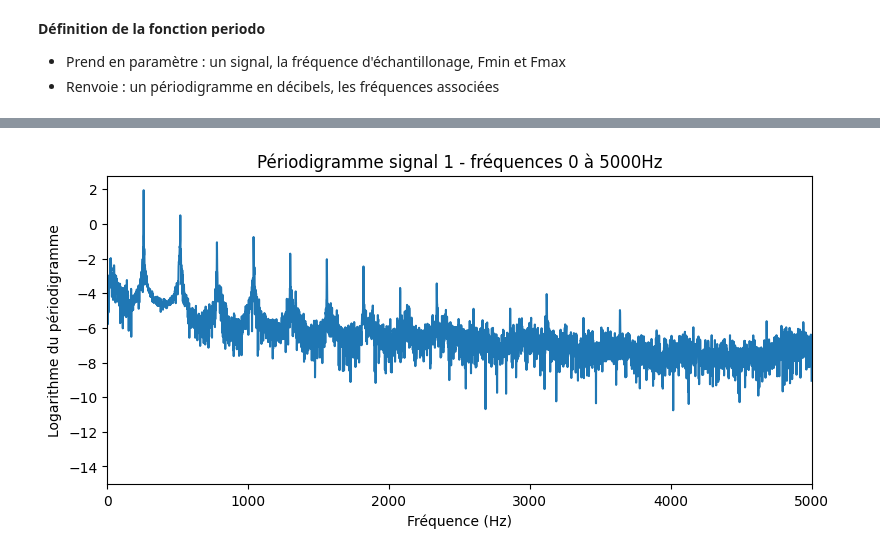
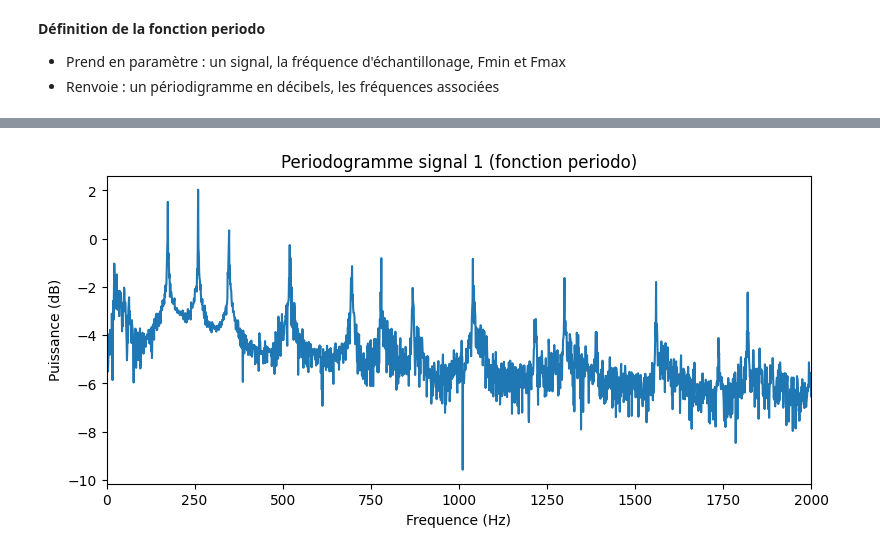
Before and after one commit to baptistejouin/IMACS3-TS-FFT, a Jupyter notebook: TP_FFT.ipynb, the cells around one changed output, grey strips where cells are left out. Drawn from its saved outputs; the diff is of its cells as text; code cells hidden in the pictures.

```diff
--- a/TP_FFT.ipynb
+++ b/TP_FFT.ipynb
@@ -105,0 +107,12 @@ Oui les deux parties sont stationnaires
+# %%
+fft_signal1 = fft(signal1)
+freq = np.linspace(0,1,Fe)
+I1 = np.abs(fft_signal1)**2/N1
+freq_normalisee = (freq - np.min(freq)) / (np.max(freq) - np.min(freq))
+
+plt.figure(2,figsize=(20,4))
+plt.subplot(121)
+plt.plot(freq, I1)
+plt.xlabel('Fréquence (Hz)')
+plt.ylabel('Logarithme du périodigramme')
+plt.title('Périodigramme signal 1')
@@ -113,6 +166,6 @@ def periodo(signal, Fe, fmin, fmax):
     fft_signal = fft(signal)
     freq = np.fft.fftfreq(N, 1 / Fe)
     mask = (freq >= fmin) & (freq <= fmax)
-    periodogram = np.abs(fft_signal) ** 2 / N
-    periodogram_db = 10 * np.log10(periodogram)
-    return freq[mask], periodogram_db[mask]
+    I2 = np.abs(fft_signal) ** 2 / N
+    I2 = np.log10(I2)
+    return freq[mask], I2[mask]
@@ -151,15 +234,14 @@ plt.show()
 # %%
-freq_normalized = np.linspace(0, 1, len(signal1)) * Fe
-freq_range = np.linspace(0, 5000, len(signal1))
-periodogram_normalized = np.abs(fft_signal1) ** 2 / N1
-
-plt.figure(4,figsize=(20,4))
+fmin = 0
+fmax = 2000
+freq3, I3 = periodo(signal2, Fe, fmin, fmax)
+plt.figure(6,figsize=(20,4))
 plt.subplot(121)
-plt.plot(freq_range, np.log10(periodogram_normalized))
-plt.xlim(0, 5000)
-plt.xlabel('Fréquence (Hz)')
-plt.ylabel('Logarithme du périodigramme')
-plt.title('Périodigramme signal 1 - fréquences 0 à 5000Hz')
+plt.plot(freq3, I3)
+plt.xlim(fmin, fmax)
+plt.xlabel('Frequence (Hz)')
+plt.ylabel('Puissance (dB)')
+plt.title('Periodogramme signal 1 (fonction periodo)')
 plt.show()
 # %% [output]
-[figure, old version]
+[figure, new version]
```
Also changed, not shown: parts of 36 cells of this notebook, 2 other files.
